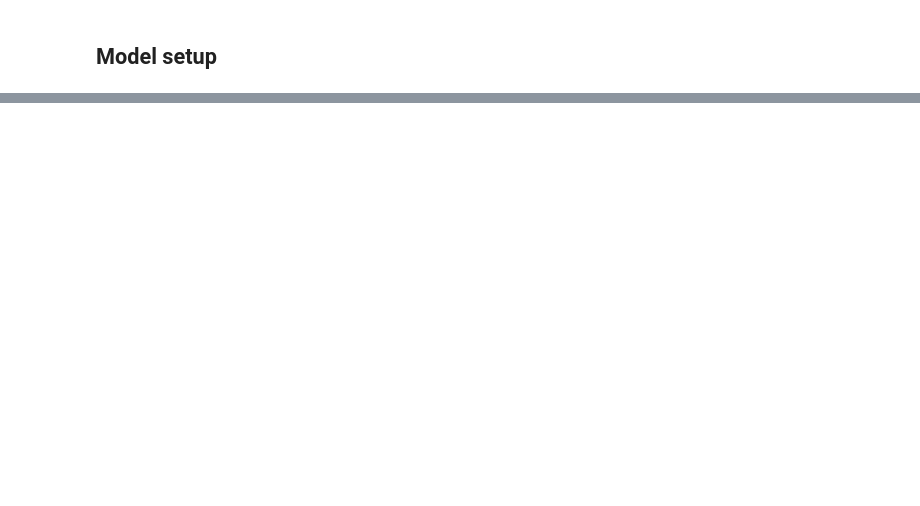
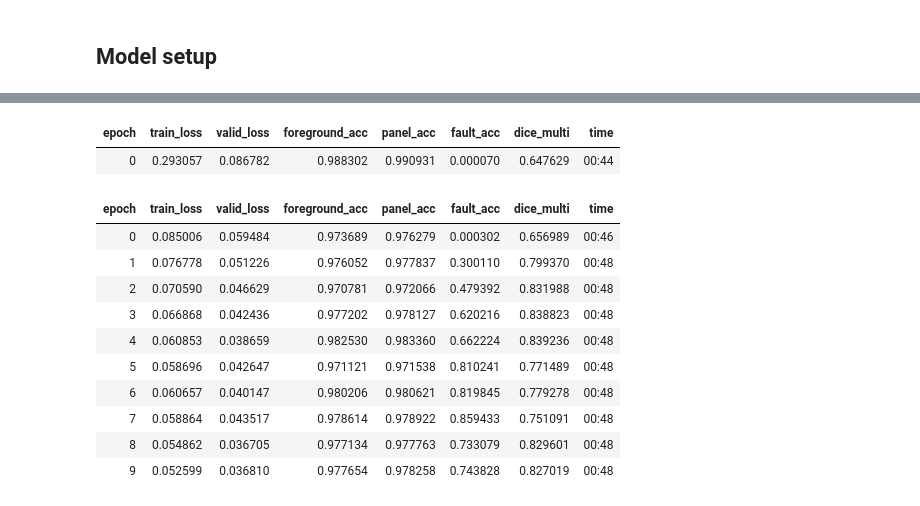
Before and after one commit to lgvaz/solar-panel, a Jupyter notebook: notebooks/fastai_train.ipynb, the cells around one changed output, grey strips where cells are left out. Cells and saved outputs as stored; diff of their text form; code cells hidden in the pictures; blank space fills up the shorter version.

```diff
--- a/notebooks/fastai_train.ipynb
+++ b/notebooks/fastai_train.ipynb
@@ -65,3 +140,18 @@ dls.show_batch(unique=True)
 # %%
-metrics = [foreground_acc, DiceMulti]
-learn = unet_learner(dls, resnet18, n_out=3, metrics=metrics)
+# 480
+learn = unet_learner(dls, resnet34, n_out=3, metrics=metrics, loss_func=loss_func)
+learn.fine_tune(10, 1e-3)
+# %% [output]
+| epoch | train_loss | valid_loss | foreground_acc | panel_acc | fault_acc | dice_multi | time |
+| 0 | 0.293057 | 0.086782 | 0.988302 | 0.990931 | 0.000070 | 0.647629 | 00:44 |
+| epoch | train_loss | valid_loss | foreground_acc | panel_acc | fault_acc | dice_multi | time |
+| 0 | 0.085006 | 0.059484 | 0.973689 | 0.976279 | 0.000302 | 0.656989 | 00:46 |
+| 1 | 0.076778 | 0.051226 | 0.976052 | 0.977837 | 0.300110 | 0.799370 | 00:48 |
+| 2 | 0.070590 | 0.046629 | 0.970781 | 0.972066 | 0.479392 | 0.831988 | 00:48 |
+| 3 | 0.066868 | 0.042436 | 0.977202 | 0.978127 | 0.620216 | 0.838823 | 00:48 |
+| 4 | 0.060853 | 0.038659 | 0.982530 | 0.983360 | 0.662224 | 0.839236 | 00:48 |
+| 5 | 0.058696 | 0.042647 | 0.971121 | 0.971538 | 0.810241 | 0.771489 | 00:48 |
+| 6 | 0.060657 | 0.040147 | 0.980206 | 0.980621 | 0.819845 | 0.779278 | 00:48 |
+| 7 | 0.058864 | 0.043517 | 0.978614 | 0.978922 | 0.859433 | 0.751091 | 00:48 |
+| 8 | 0.054862 | 0.036705 | 0.977134 | 0.977763 | 0.733079 | 0.829601 | 00:48 |
+| 9 | 0.052599 | 0.036810 | 0.977654 | 0.978258 | 0.743828 | 0.827019 | 00:48 |
```
Also changed, not shown: parts of 23 cells of this notebook.
